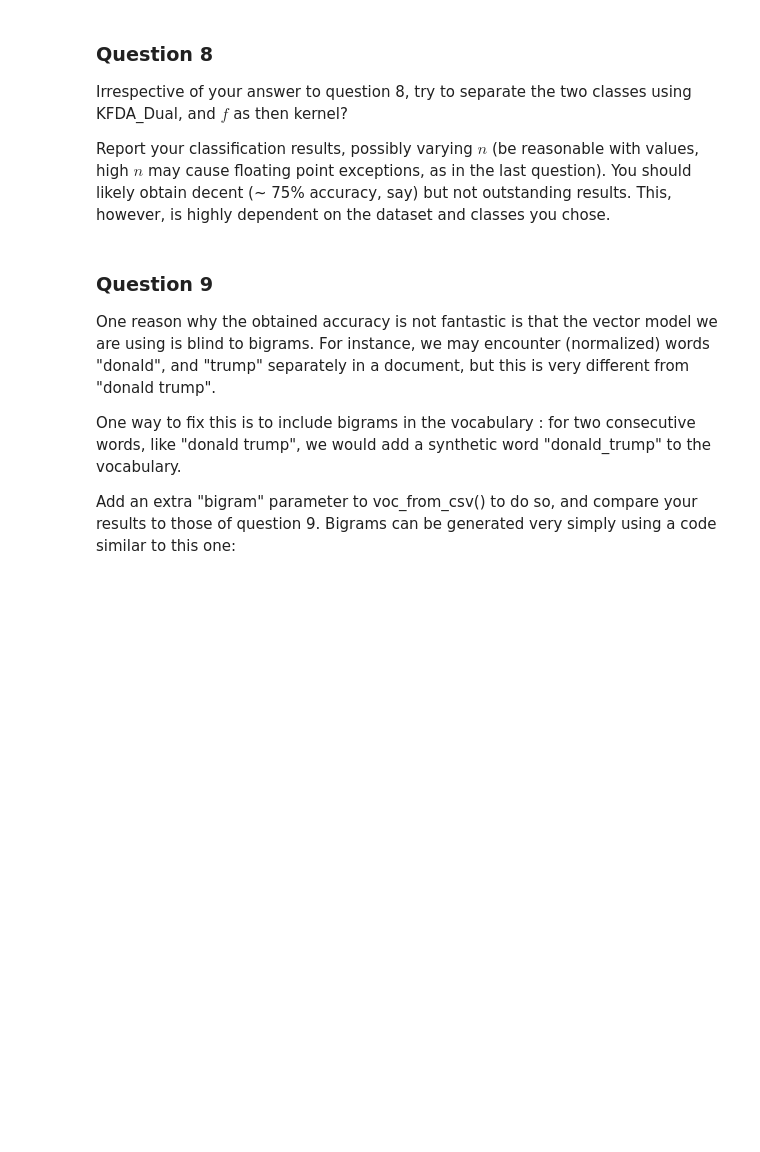
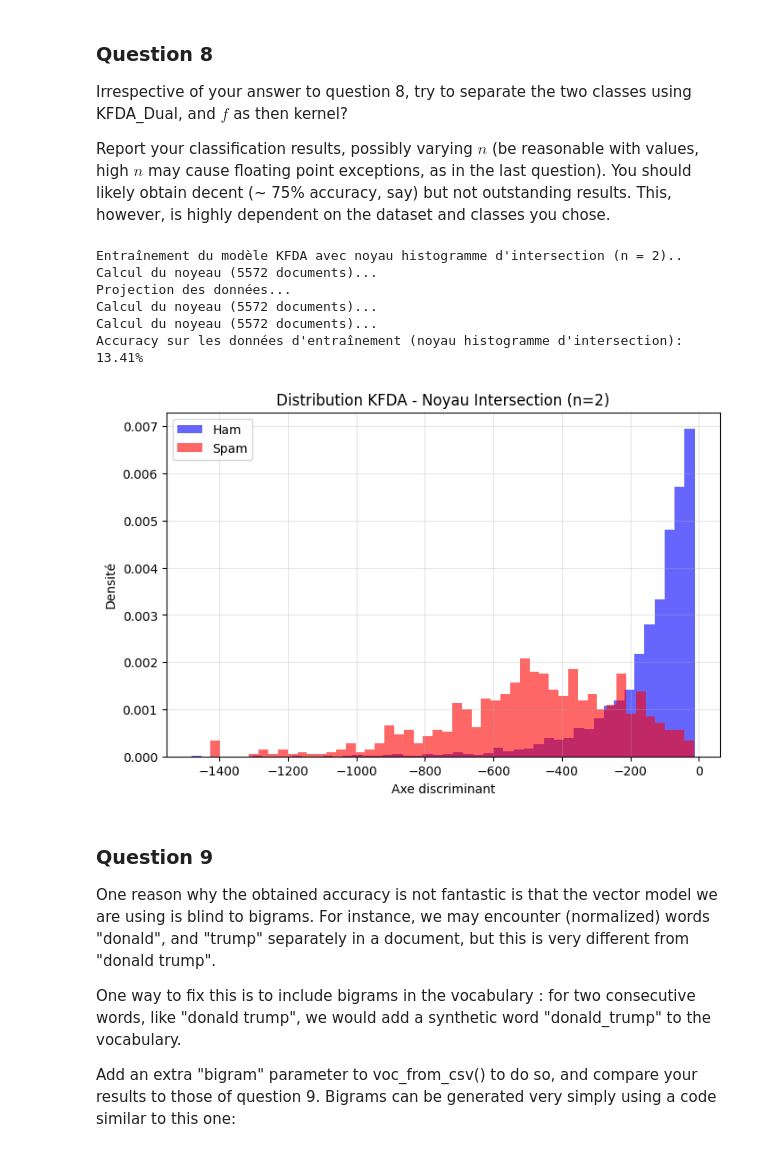
Before and after one commit to AxelBlois/E5_NLP_BLOIS_MOUHAMAD, a Jupyter notebook: lab2.ipynb, the cells around one changed output. Saved outputs shown, nothing was run; the diff lists cells and outputs as text; code cells hidden in the pictures; blank space fills up the shorter version.

```diff
--- a/lab2.ipynb
+++ b/lab2.ipynb
@@ -462,7 +464,70 @@ Irrespective of your answer to question 8, try to separate the two classes using
 
 Report your classification results, possibly varying $n$ (be reasonable with values, high $n$ may cause floating point exceptions, as in the last question). You should likely obtain decent (~ 75% accuracy, say) but not outstanding results.  This, however, is highly dependent on the dataset and classes you chose.
 # %%
-### Your answer here
+## Calcul du noyau d'intersection d'histogrammes
+
+def histogram_intersection_kernel(X,Y = None, n = 1):
+    """
+    Calcul le noyeau (1 + sum(min(x, y)))^n
+    """
+    if Y is None:
+        Y = X
+
+    n_samples_X = X.shape[0]
+    n_samples_Y = Y.shape[0]
+
+    K = np.zeros((n_samples_X, n_samples_Y))
+
+    print(f"Calcul du noyeau ({n_samples_X} documents)...")
+
+    for i in range(n_samples_X):
+        mins = np.minimum(X[i], Y)
+
+        K[i, :] = np.sum(mins, axis=1)
+
+    return (1 + K) ** n
+
+
+POWER_N = 2
+
+print(f"Entraînement du modèle KFDA avec noyau histogramme d'intersection (n = {POWER_N})..")
+
+kdfa_min = KFDA_Dual(kernel=histogram_intersection_kernel, n_components=1, n=POWER_N)
+
+kdfa_min.fit(X, y)
+
+# --- Projection et Résultats ---
+print("Projection des données...")
+Z_min = kdfa_min.project(X)
+y_pred_min = kdfa_min.predict(X)
+
+# Accuracy
+accuracy_min = np.mean(y_pred_min == y)
+print(f"Accuracy sur les données d'entraînement (noyau histogramme d'intersection): {accuracy_min*100:.2f}%")
+
+plt.figure(figsize=(8, 5))
+
+clases = np.unique(y)
+z_ham = Z_min[y == 0]
+z_spam = Z_min[y == 1]
+
+plt.hist(z_ham, bins=50, alpha=0.6, label='Ham', color='blue', density=True)
+plt.hist(z_spam, bins=50, alpha=0.6, label='Spam', color='red', density=True)
+
+plt.title(f"Distribution KFDA - Noyau Intersection (n={POWER_N})")
+plt.xlabel("Axe discriminant")
+plt.ylabel("Densité")
+plt.legend()
+plt.grid(True, alpha=0.3)
+plt.show()
+# %% [output]
+Entraînement du modèle KFDA avec noyau histogramme d'intersection (n = 2)..
+Calcul du noyeau (5572 documents)...
+Projection des données...
+Calcul du noyeau (5572 documents)...
+Calcul du noyeau (5572 documents)...
+Accuracy sur les données d'entraînement (noyau histogramme d'intersection): 13.41%
+[figure, added]
 # %% [markdown]
 ### Question 9
 
```
Also changed, not shown: parts of 3 cells of this notebook.
